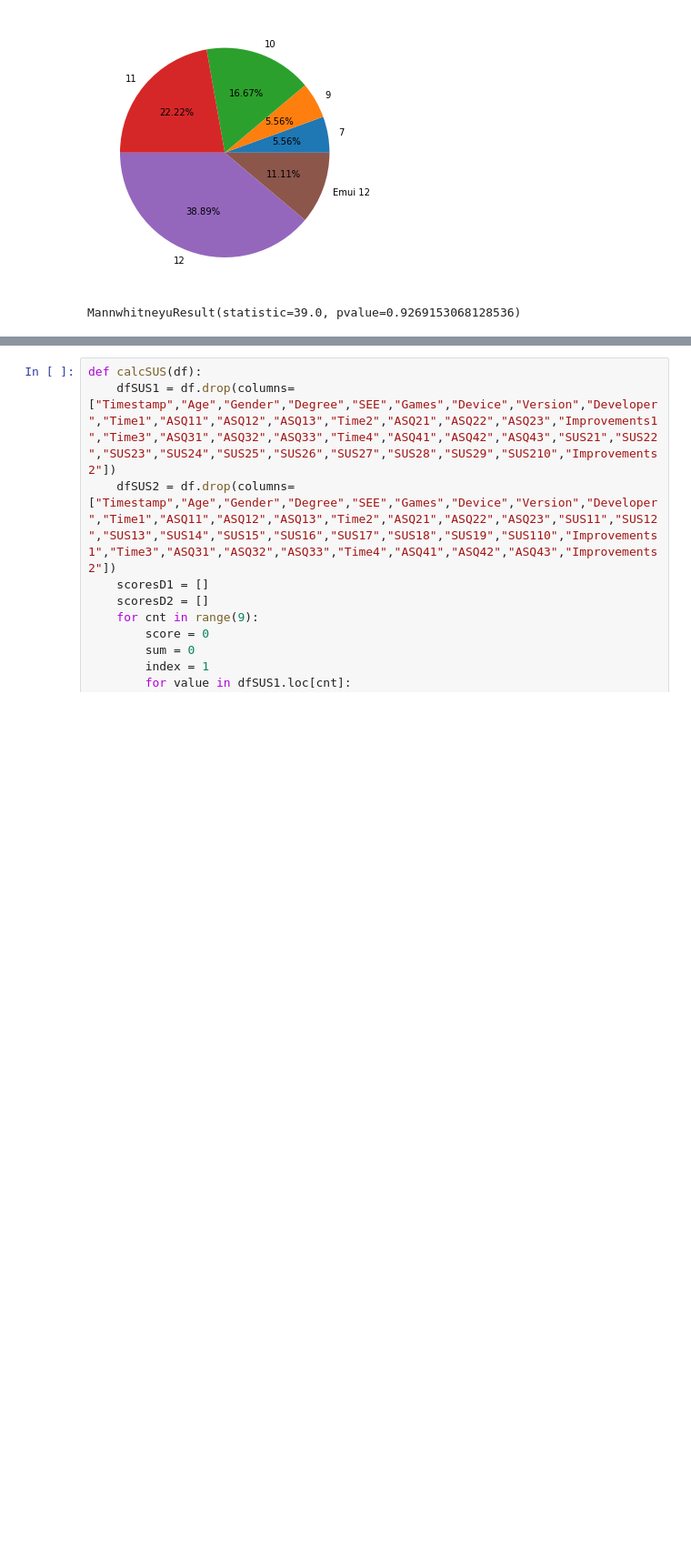
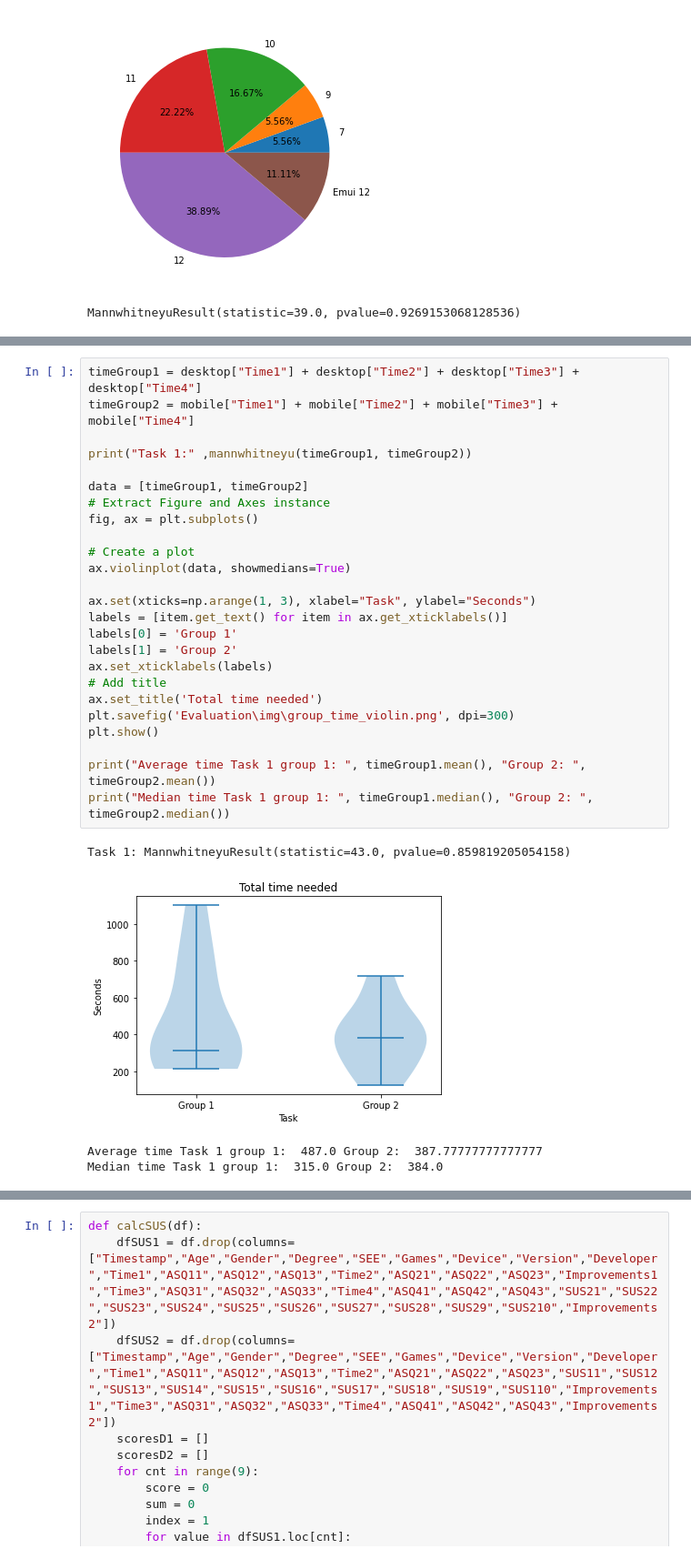
Before and after one commit to RomanGressler/MA, a Jupyter notebook: calc_data.ipynb, the cells around one changed output, grey strips where cells are left out. Shown: that part at 91% size. Cells and saved outputs as stored; diff of their text form; blank space fills up the shorter version.

```diff
--- a/calc_data.ipynb
+++ b/calc_data.ipynb
@@ -61,0 +99,30 @@ MannwhitneyuResult(statistic=39.0, pvalue=0.9269153068128536)
+# %%
+timeGroup1 = desktop["Time1"] + desktop["Time2"] + desktop["Time3"] + desktop["Time4"]
+timeGroup2 = mobile["Time1"] + mobile["Time2"] + mobile["Time3"] + mobile["Time4"]
+
+print("Task 1:" ,mannwhitneyu(timeGroup1, timeGroup2))
+
+data = [timeGroup1, timeGroup2]
+# Extract Figure and Axes instance
+fig, ax = plt.subplots()
+
+# Create a plot
+ax.violinplot(data, showmedians=True)
+
+ax.set(xticks=np.arange(1, 3), xlabel="Task", ylabel="Seconds")
+labels = [item.get_text() for item in ax.get_xticklabels()]
+labels[0] = 'Group 1'
+labels[1] = 'Group 2'
+ax.set_xticklabels(labels)
+# Add title
+ax.set_title('Total time needed')
+plt.savefig('Evaluation\img\group_time_violin.png', dpi=300)
+plt.show()
+
+print("Average time Task 1 group 1: ", timeGroup1.mean(), "Group 2: ", timeGroup2.mean())
+print("Median time Task 1 group 1: ", timeGroup1.median(), "Group 2: ", timeGroup2.median())
+# %% [output]
+Task 1: MannwhitneyuResult(statistic=43.0, pvalue=0.859819205054158)
+[figure, added]
+Average time Task 1 group 1:  487.0 Group 2:  387.77777777777777
+Median time Task 1 group 1:  315.0 Group 2:  384.0
```
Also changed, not shown: parts of 8 cells of this notebook, 29 other files.
